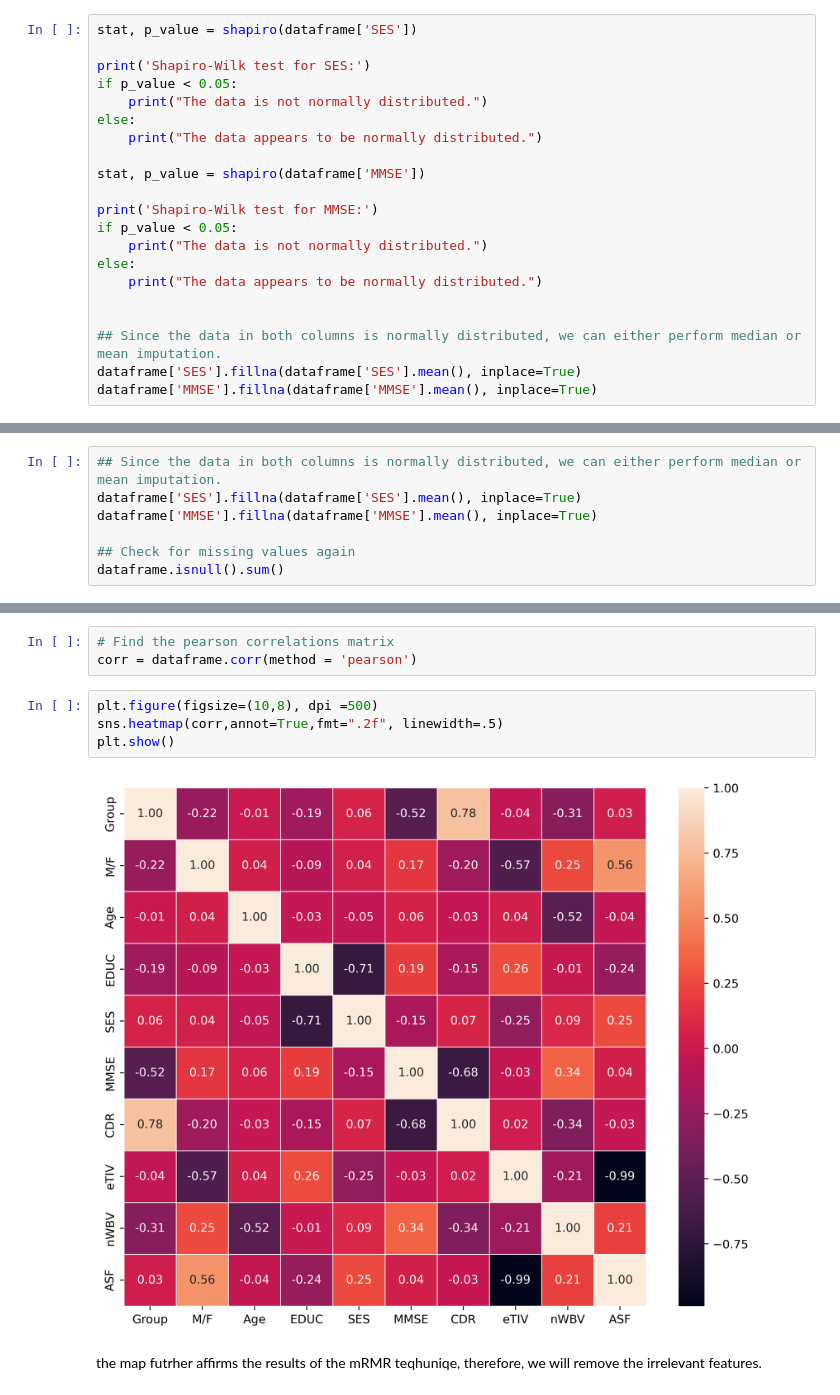
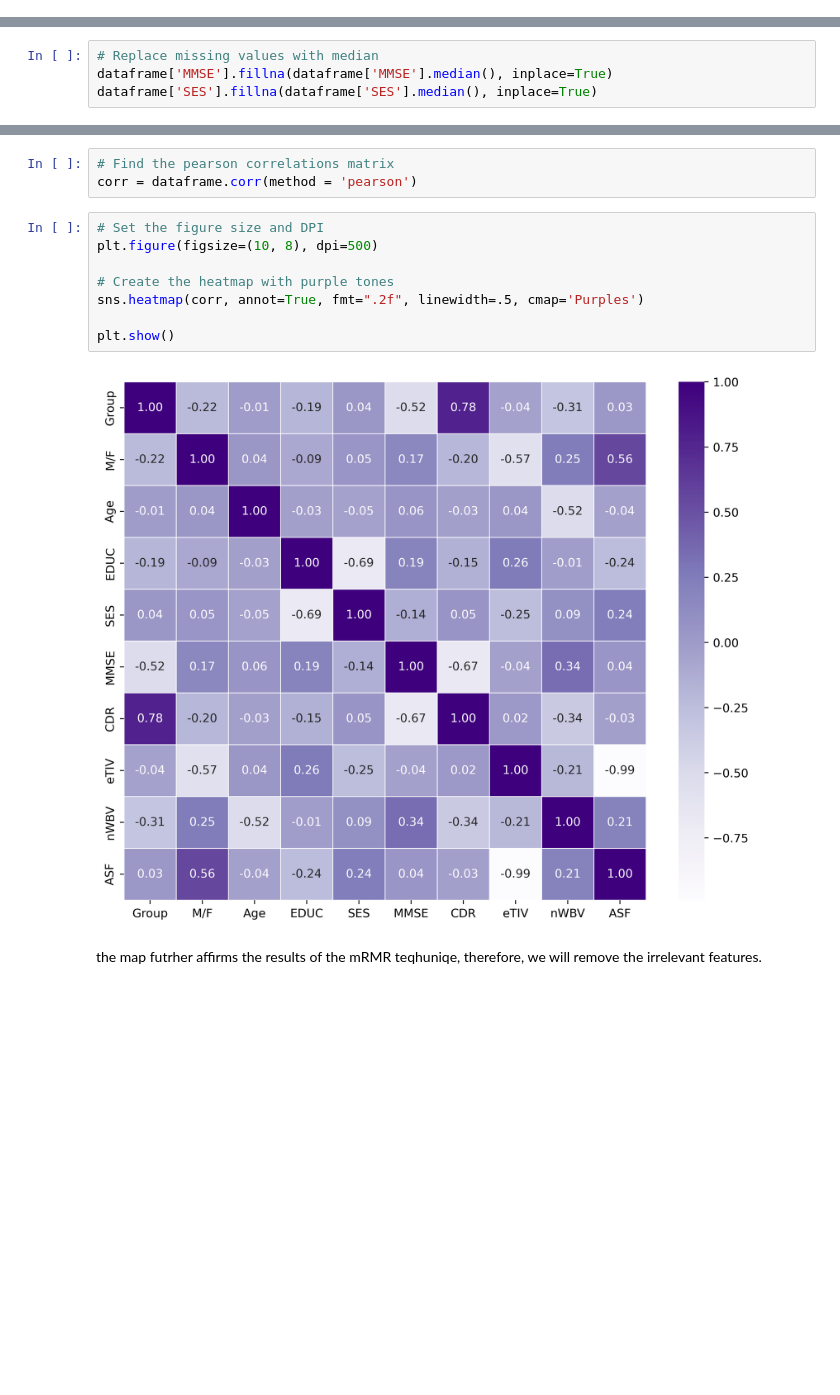
Before and after one commit to 442203479/SE-proj, a Jupyter notebook: AlzheimerPredictor.ipynb, the cells around one changed output, grey strips where cells are left out. Drawn from its saved outputs; the diff is of its cells as text; blank space fills up the shorter version.

```diff
--- a/AlzheimerPredictor.ipynb
+++ b/AlzheimerPredictor.ipynb
@@ -230,21 +314,0 @@ As displayed, the SES and MMSE columns contain missing values. First, we'll chec
-# %%
-stat, p_value = shapiro(dataframe['SES'])
-
-print('Shapiro-Wilk test for SES:')
-if p_value < 0.05:
-    print("The data is not normally distributed.")
-else:
-    print("The data appears to be normally distributed.")
-
-stat, p_value = shapiro(dataframe['MMSE'])
-
-print('Shapiro-Wilk test for MMSE:')
-if p_value < 0.05:
-    print("The data is not normally distributed.")
-else:
-    print("The data appears to be normally distributed.")
-
-
-## Since the data in both columns is normally distributed, we can either perform median or mean imputation.
-dataframe['SES'].fillna(dataframe['SES'].mean(), inplace=True)
-dataframe['MMSE'].fillna(dataframe['MMSE'].mean(), inplace=True)
@@ -256,7 +314,0 @@ The data appears to be normally distributed.
-# %%
-## Since the data in both columns is normally distributed, we can either perform median or mean imputation.
-dataframe['SES'].fillna(dataframe['SES'].mean(), inplace=True)
-dataframe['MMSE'].fillna(dataframe['MMSE'].mean(), inplace=True)
-
-## Check for missing values again
-dataframe.isnull().sum()
@@ -274,0 +334,4 @@ dtype: int64
+# %%
+# Replace missing values with median
+dataframe['MMSE'].fillna(dataframe['MMSE'].median(), inplace=True)
+dataframe['SES'].fillna(dataframe['SES'].median(), inplace=True)
@@ -394,11 +413,15 @@ We will apply Correlation Coefficient to further assess the result.
 # Find the pearson correlations matrix
 corr = dataframe.corr(method = 'pearson')
 # %%
-plt.figure(figsize=(10,8), dpi =500)
-sns.heatmap(corr,annot=True,fmt=".2f", linewidth=.5)
+# Set the figure size and DPI
+plt.figure(figsize=(10, 8), dpi=500)
+
+# Create the heatmap with purple tones
+sns.heatmap(corr, annot=True, fmt=".2f", linewidth=.5, cmap='Purples')
+
 plt.show()
 # %% [output]
-[figure, old version]
+[figure, new version]
 # %% [markdown]
 the map futrher affirms the results of the mRMR teqhuniqe, therefore, we will remove the irrelevant features.
 # %% [markdown]
```
Also changed, not shown: parts of 63 cells of this notebook.
